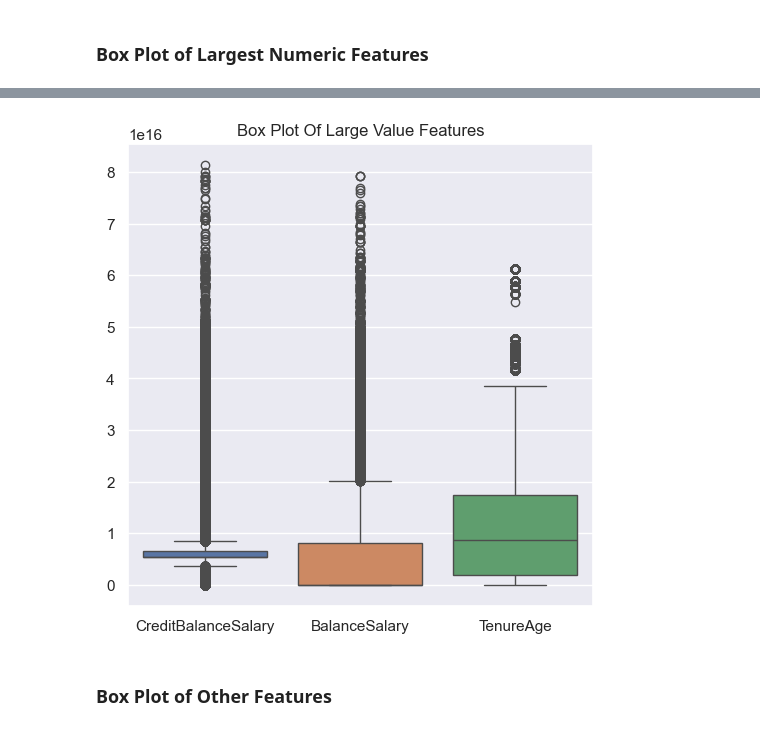
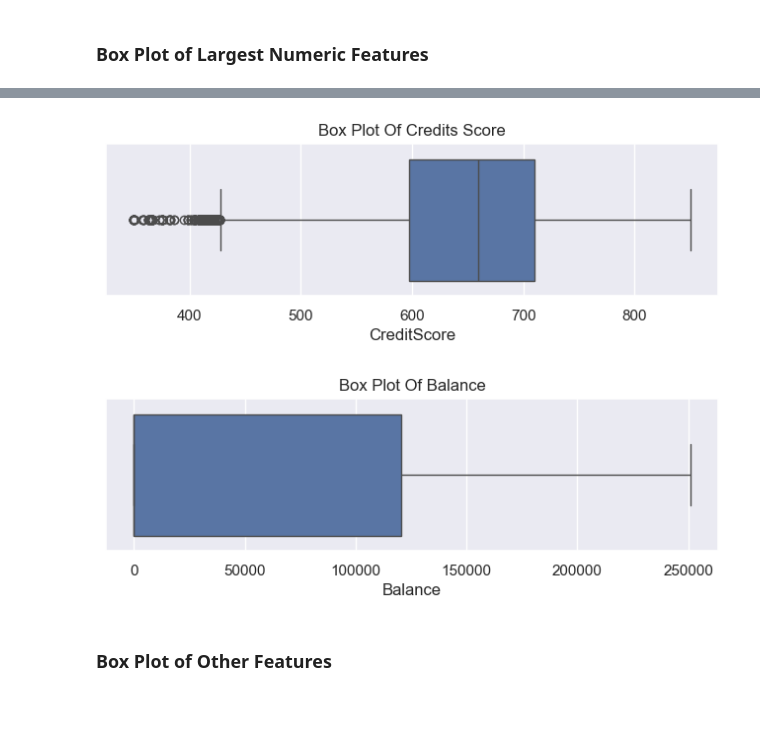
Before and after one commit to kibambe-0167/lrd-first, a Jupyter notebook: app.ipynb, the cells around one changed output, grey strips where cells are left out. Drawn from its saved outputs; the diff is of its cells as text; code cells hidden in the pictures.

```diff
--- a/app.ipynb
+++ b/app.ipynb
@@ -480,0 +574,2 @@ dtype: float64
+# %%
+df['Target'] = df['Exited'].apply( lambda x : "not exited" if x == 0 else "exited" )
@@ -480,0 +578,12 @@ dtype: float64
+# %%
+values_ = df['Target'].value_counts().values
+labels_ = df['Target'].value_counts().index.values
+n = df['Target'].value_counts().index.name # column name
+colors = sns.set(style="darkgrid")
+#
+plt.figure(figsize=(6, 4))
+plt.pie(values_, labels=labels_, colors=colors, autopct='%1.1f%%', startangle=140)
+plt.axis('equal')
+plt.title('Data Exited Distribution', pad=20)
+plt.grid(True)
+plt.show()
@@ -480,0 +618,20 @@ dtype: float64
+# %%
+def c(x):
+  if str(x).lower() == '1': return 'France'
+  elif str(x).lower() == '2': return 'Germany'
+  elif str(x).lower() == '3': return 'Spain'
+  else: return ' unknown'
+
+df['Country_'] = df['Country'].apply(c)
+# %%
+values_ = df['Country_'].value_counts().values
+labels_ = df['Country_'].value_counts().index.values
+n = df['Country_'].value_counts().index.name # column name
+colors = sns.set(style="darkgrid")
+#
+plt.figure(figsize=(6, 4))
+plt.pie(values_, labels=labels_, colors=colors, autopct='%1.1f%%', startangle=140)
+plt.axis('equal')
+plt.title('Country', pad=20)
+plt.grid(True)
+plt.show()
@@ -487,11 +698,17 @@ dtype: float64
+# %%
+plt.figure(figsize=(8, 2))
+sns.boxplot(data=df, x='CreditScore' )
+plt.title("Box Plot Of Credits Score")
+plt.show()
+# %% [output]
+[figure, added]
 # %%
-large_features = df[['CreditBalanceSalary','BalanceSalary', 'TenureAge']]
-plt.figure(figsize=(6, 6))
-sns.boxplot(data=large_features)
-plt.title("Box Plot Of Large Value Features")
+plt.figure(figsize=(8, 2))
+sns.boxplot(data=df, x='Balance' )
+plt.title("Box Plot Of Balance")
 plt.show()
 # %% [output]
-[figure, old version]
+[figure, new version]
 # %% [markdown]
 ### Box Plot of Other Features
 # %%
```
Also changed, not shown: parts of 120 cells of this notebook, 1 other file.
